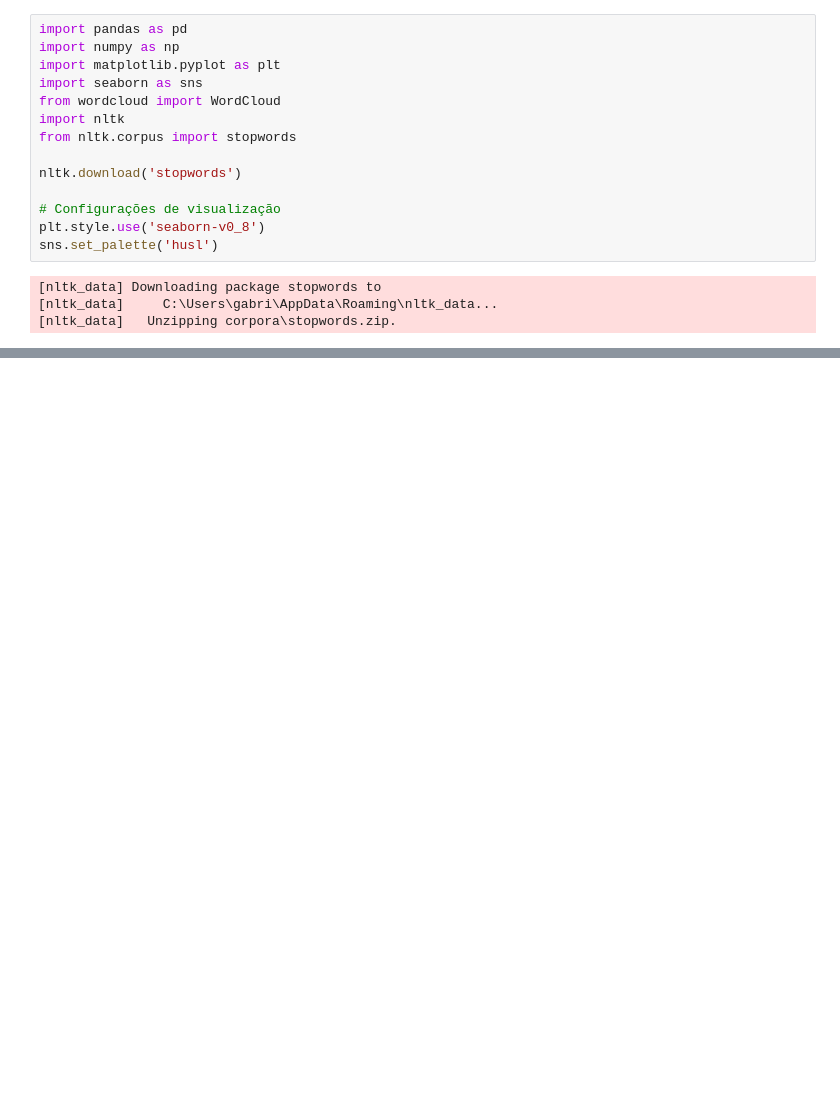
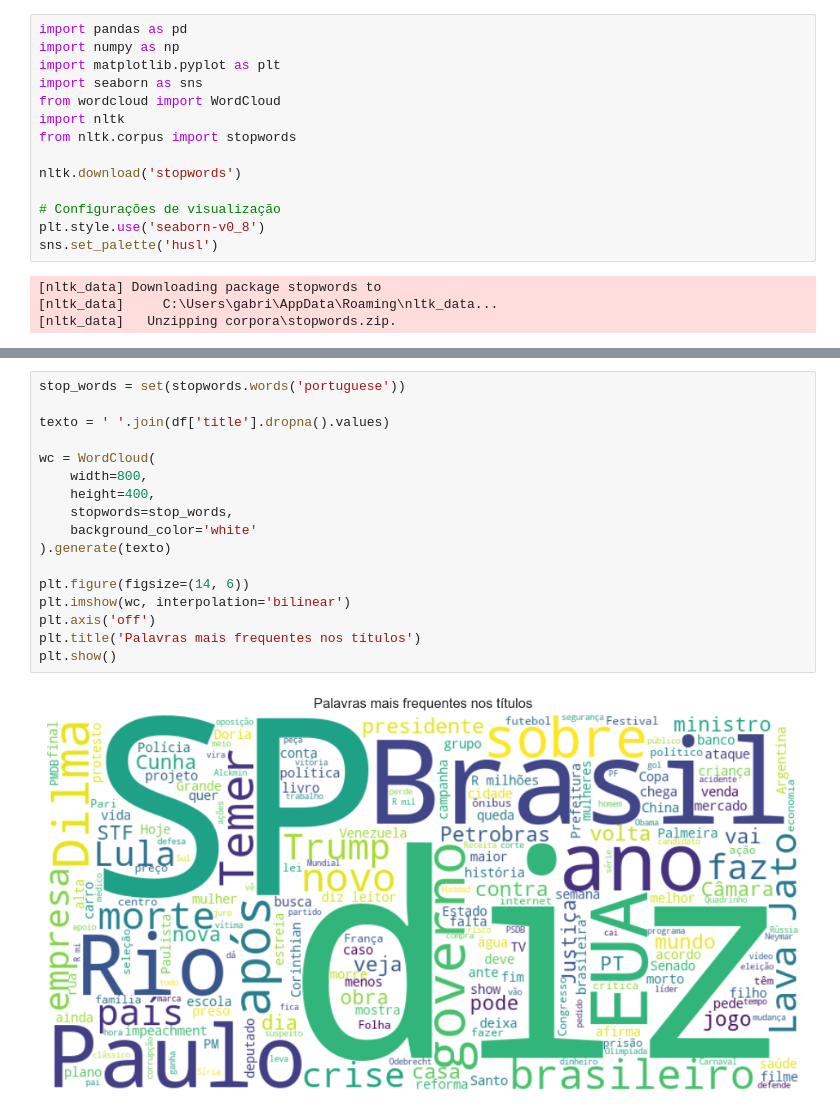
Before and after one commit to gabrielndo/news-classifier, a Jupyter notebook: notebooks/eda.ipynb, the cells around one changed output, grey strips where cells are left out. Saved outputs shown, nothing was run; the diff lists cells and outputs as text; blank space fills up the shorter version.

```diff
--- a/notebooks/eda.ipynb
+++ b/notebooks/eda.ipynb
@@ -37,0 +121,19 @@ Primeiras Linhas:
+# %%
+stop_words = set(stopwords.words('portuguese'))
+
+texto = ' '.join(df['title'].dropna().values)
+
+wc = WordCloud(
+    width=800,
+    height=400,
+    stopwords=stop_words,
+    background_color='white'
+).generate(texto)
+
+plt.figure(figsize=(14, 6))
+plt.imshow(wc, interpolation='bilinear')
+plt.axis('off')
+plt.title('Palavras mais frequentes nos títulos')
+plt.show()
+# %% [output]
+[figure, added]
```
Also changed, not shown: parts of 4 cells of this notebook, 2 other files.
